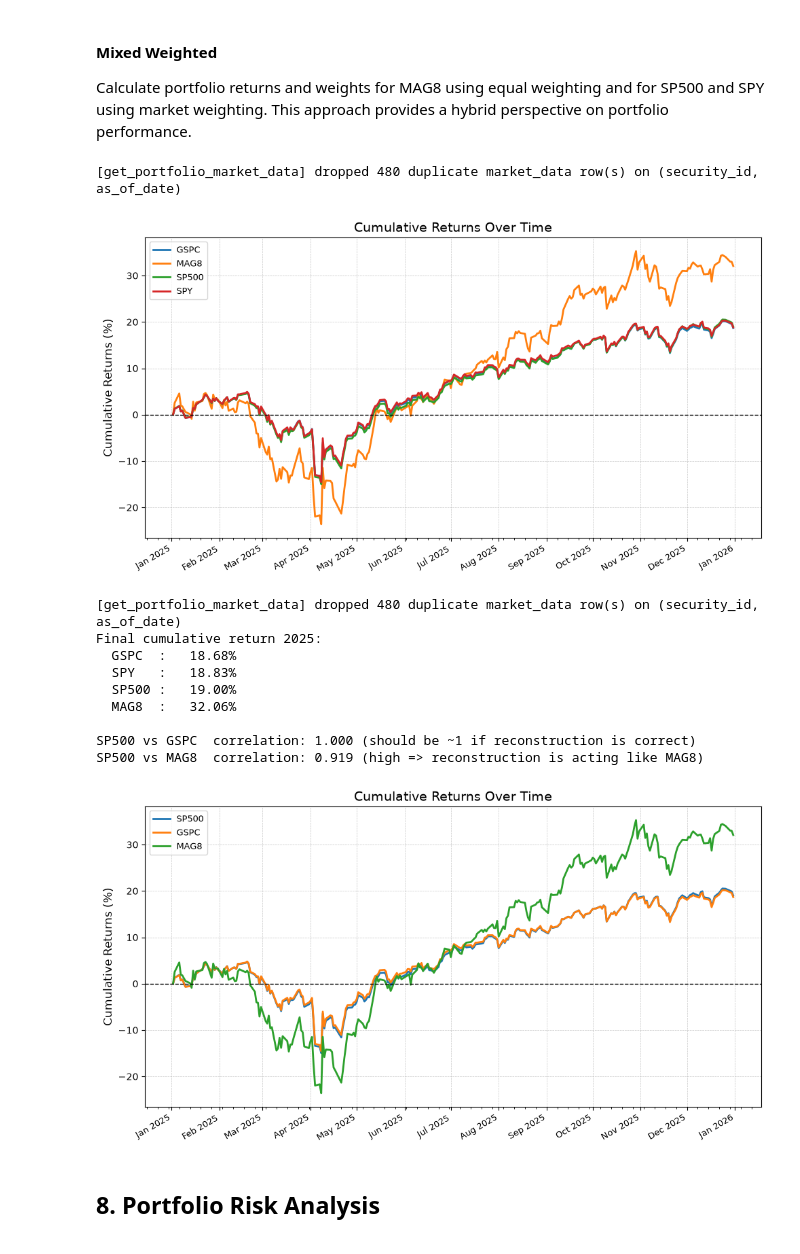
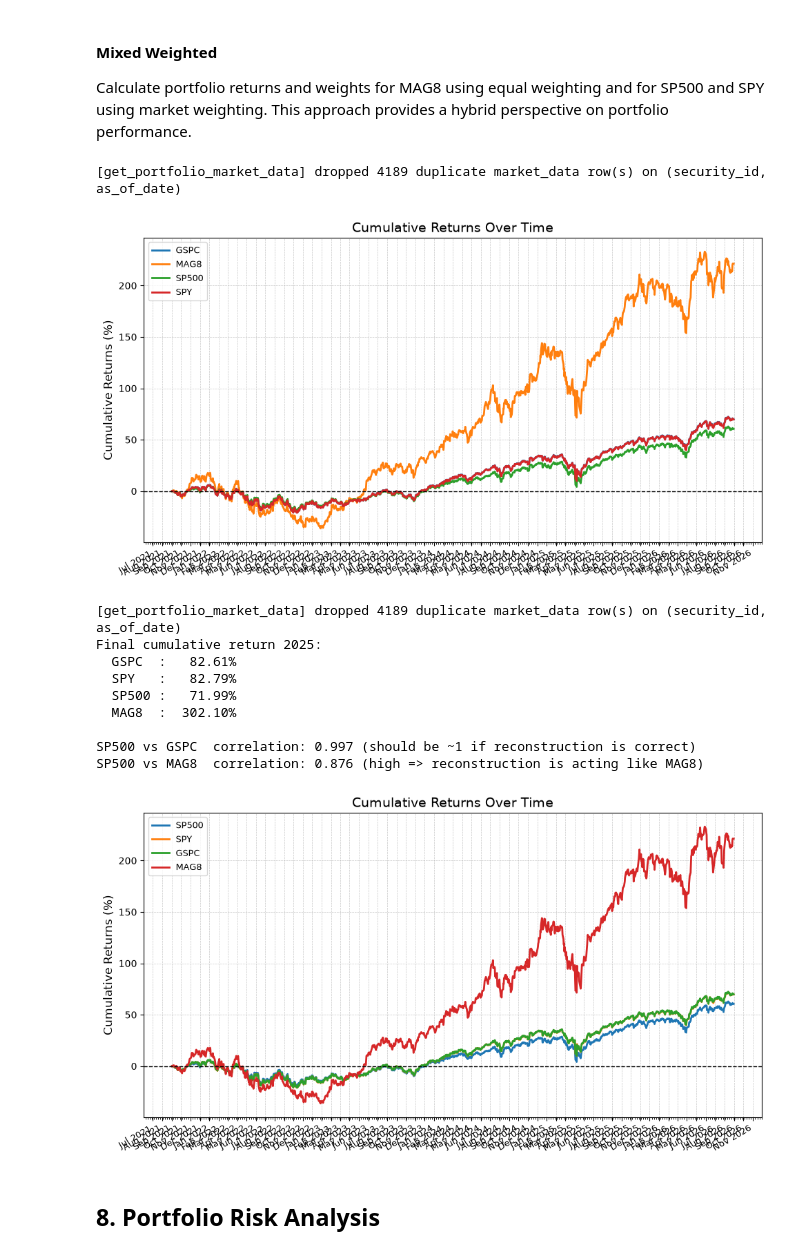
Before and after one commit to menonf/InvestmentManagement, a Jupyter notebook: toolkit/notebooks/backtest_research_demo_sp500.ipynb, the cells around one changed output. Saved outputs shown, nothing was run; the diff lists cells and outputs as text; code cells hidden in the pictures.

```diff
--- a/toolkit/notebooks/backtest_research_demo_sp500.ipynb
+++ b/toolkit/notebooks/backtest_research_demo_sp500.ipynb
@@ -83,8 +87,8 @@ from data_engineering.eod_data import refinitiv, yahoo, tiingo
 
 Setting the analysis period for the backtest. These dates define the time window for all portfolio performance calculations and risk metrics.
 # %%
-start_date = "2025-01-01"
-end_date = "2025-12-31"
+start_date = "2021-09-01"
+end_date = "2026-08-31"
 # %%
 # Reset the backtest staging tables before rebuilding.
 # Pure-Python (not %%sql) so we avoid ipython-sql batch splitting, and no bound
@@ -746,49 +792,54 @@ portfolio_total_return = portfolio_asset_returns * portfolio_asset_weights
 fig = perf.plot_cumulative_returns(portfolio_total_return.T.groupby(level=0).sum().T)
 display(fig)  # render the chart inline in the notebook
 # %% [output]
-[get_portfolio_market_data] dropped 480 duplicate market_data row(s) on (security_id, as_of_date)
+[get_portfolio_market_data] dropped 4189 duplicate market_data row(s) on (security_id, as_of_date)
-[figure, old version]
+[figure, new version]
 # %%
 # --- S&P 500 reconstruction vs the REAL index (^GSPC) vs the MAG8 thesis ---
 # This makes it easy to SEE why the reconstructed S&P 500 tracks MAG8 instead of ^GSPC.
 from IPython.display import display
 import numpy as np
 
 portfolio_short_names = ["SPY", "SP500", "MAG8", "GSPC"]
 pm_cmp = database.get_portfolio_market_data(session, engine, start_date, end_date, portfolio_short_names)
 ret_cmp = perf.calculate_portfolio_constituent_returns(pm_cmp, "adj_close")["returns"]
 wt_cmp = perf.calculate_portfolio_constituent_weights(
     pm_cmp, "adj_close", "market_weighted",
     portfolio_specific_weights={"MAG8": "equal_weighted"},
 )
 ptr_cmp = ret_cmp * wt_cmp
 # per-date portfolio return = sum across securities within each portfolio
 daily = {p: ptr_cmp.xs(p, axis=1, level=0).sum(axis=1) for p in ptr_cmp.columns.get_level_values(0).unique()}
 port_daily = pd.DataFrame(daily)
 cum = np.exp(port_daily.cumsum()) - 1
 
 print("Final cumulative return 2025:")
 for col in ["GSPC", "SPY", "SP500", "MAG8"]:
     if col in cum:
         print(f"  {col:6s}: {cum[col].iloc[-1]*100:7.2f}%")
 if {"SP500", "GSPC", "MAG8"}.issubset(cum.columns):
     print(f"\nSP500 vs GSPC  correlation: {port_daily['SP500'].corr(port_daily['GSPC']):.3f} (should be ~1 if reconstruction is correct)")
     print(f"SP500 vs MAG8  correlation: {port_daily['SP500'].corr(port_daily['MAG8']):.3f} (high => reconstruction is acting like MAG8)")
 
-# Plot reconstructed S&P 500 against the real index and the MAG8 book
-fig_cmp = perf.plot_cumulative_returns(port_daily[["SP500", "GSPC", "MAG8"]])
+# Plot reconstructed S&P 500 against the real index (^GSPC), the SPY ETF,
+# and the MAG8 book -- all four on one chart so the reconstruction can be seen
+# tracking the ETF/index directly. Uses properly-compounded cumulative returns
+# (plot_cumulative_returns now compounds (1+r).cumprod(); passing the daily-return
+# frame is fine). Include SPY so any residual gap to the tradable ETF is visible.
+cmp_cols = [c for c in ["SP500", "SPY", "GSPC", "MAG8"] if c in port_daily.columns]
+fig_cmp = perf.plot_cumulative_returns(port_daily[cmp_cols])
 display(fig_cmp)
 # %% [output]
-[get_portfolio_market_data] dropped 480 duplicate market_data row(s) on (security_id, as_of_date)
+[get_portfolio_market_data] dropped 4189 duplicate market_data row(s) on (security_id, as_of_date)
 Final cumulative return 2025:
-  GSPC  :   18.68%
-  SPY   :   18.83%
-  SP500 :   19.00%
-  MAG8  :   32.06%
+  GSPC  :   82.61%
+  SPY   :   82.79%
+  SP500 :   71.99%
+  MAG8  :  302.10%
 
-SP500 vs GSPC  correlation: 1.000 (should be ~1 if reconstruction is correct)
-SP500 vs MAG8  correlation: 0.919 (high => reconstruction is acting like MAG8)
+SP500 vs GSPC  correlation: 0.997 (should be ~1 if reconstruction is correct)
+SP500 vs MAG8  correlation: 0.876 (high => reconstruction is acting like MAG8)
-[figure, old version]
+[figure, new version]
 # %% [markdown]
 ## 8. Portfolio Risk Analysis
 # %% [markdown]
```
Also changed, not shown: parts of 11 cells of this notebook.
